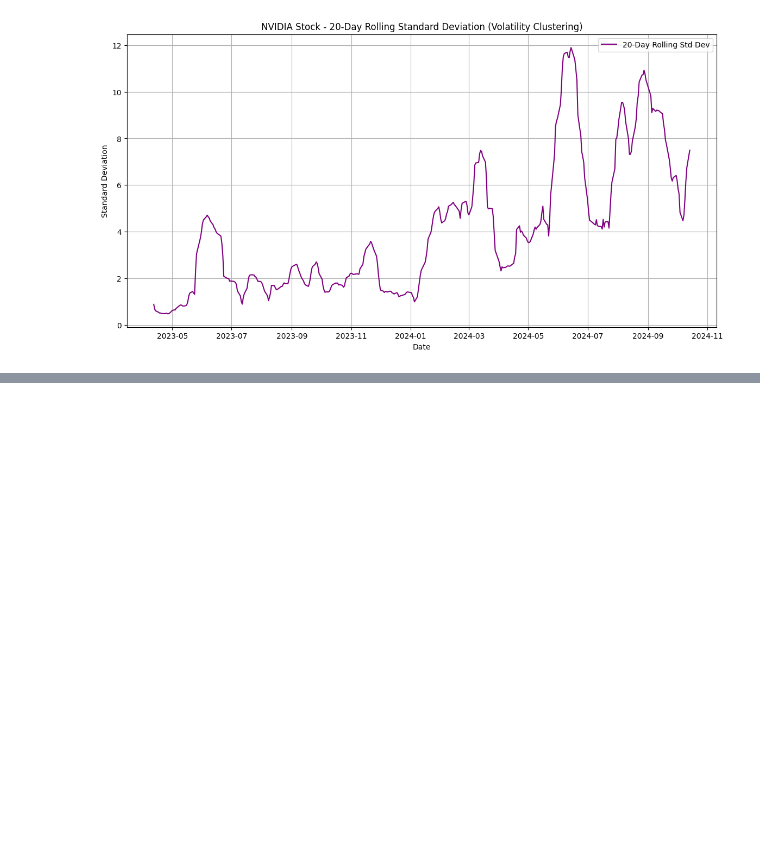
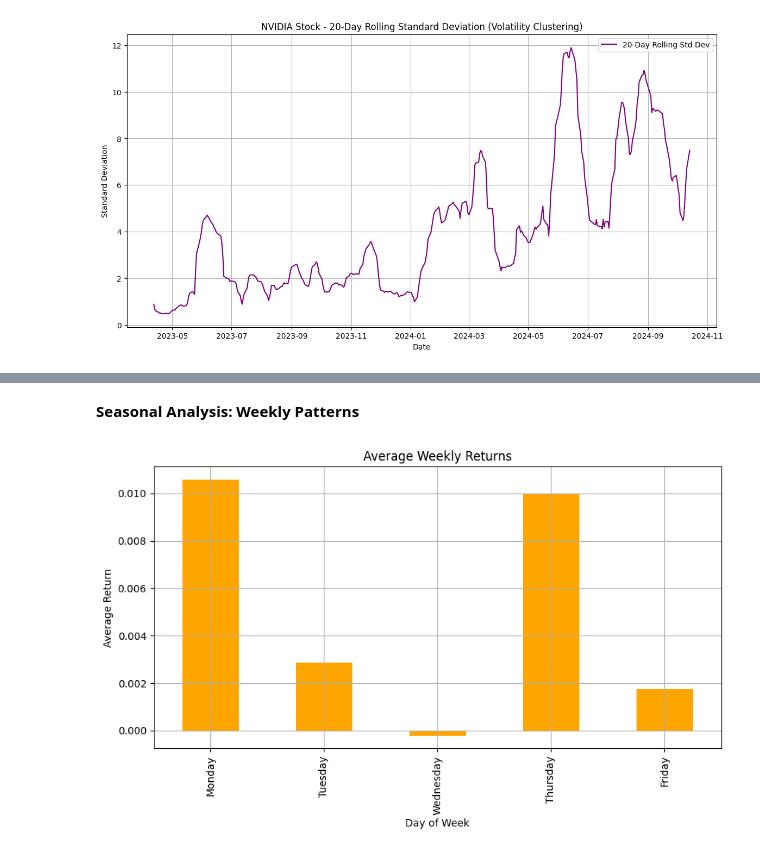
Before and after one commit to mervegb/stock-market-analysis-lstm, a Jupyter notebook: analysis-modeling-nvidia-data.ipynb, the cells around one changed output, grey strips where cells are left out. Cells and saved outputs as stored; diff of their text form; code cells hidden in the pictures; blank space fills up the shorter version.

```diff
--- a/analysis-modeling-nvidia-data.ipynb
+++ b/analysis-modeling-nvidia-data.ipynb
@@ -284,0 +309,15 @@ plt.show()
+# %% [markdown]
+**Seasonal Analysis: Weekly Patterns**
+# %%
+data["Day_of_Week"] = data.index.day_name()
+weekly_avg = data.groupby("Day_of_Week")["Daily_Return"].mean().reindex(["Monday", "Tuesday", "Wednesday", "Thursday", "Friday"])
+
+plt.figure(figsize=(10,5))
+weekly_avg.plot(kind="bar", color="orange")
+plt.title("Average Weekly Returns")
+plt.xlabel("Day of Week")
+plt.ylabel("Average Return")
+plt.grid(True)
+plt.show()
+# %% [output]
+[figure, added]
```
Also changed, not shown: parts of 6 cells of this notebook.
